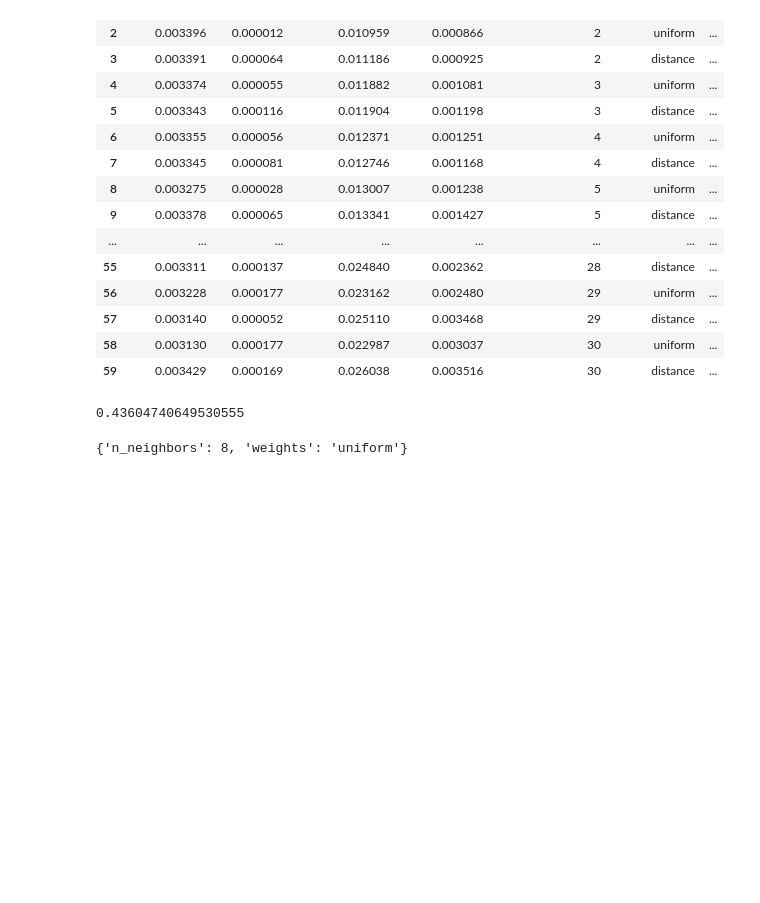
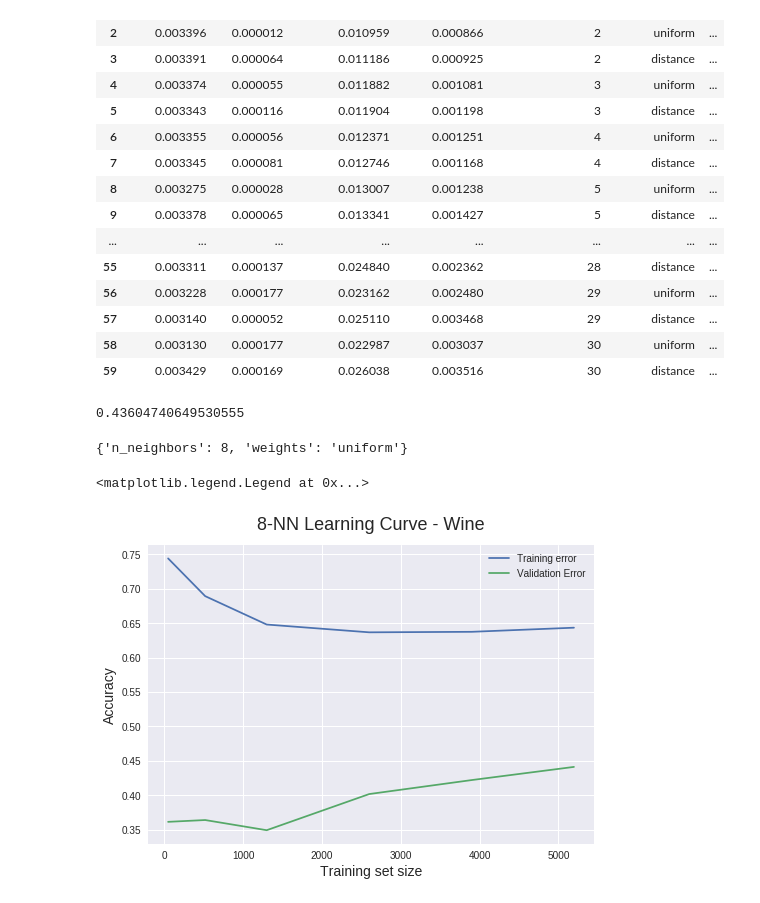
Before and after one commit to 6r0k3d/ml-intro, a Jupyter notebook: notebooks/knn_wine.ipynb, the cells around one changed output. Saved outputs shown, nothing was run; the diff lists cells and outputs as text; code cells hidden in the pictures; blank space fills up the shorter version.

Commit message:
knn_wine

```diff
--- a/notebooks/knn_wine.ipynb
+++ b/notebooks/knn_wine.ipynb
@@ -298,3 +298,20 @@ grid.best_score_
 grid.best_params_
 # %% [output]
 {'n_neighbors': 8, 'weights': 'uniform'}
+# %%
+train_sizes, train_scores, validation_scores = learning_curve(estimator=KNeighborsClassifier(n_neighbors=8),X=X, y=y, train_sizes=train_sizes, cv=5, scoring='accuracy')
+# %%
+train_scores_mean = train_scores.mean(axis=1)
+validation_scores_mean = validation_scores.mean(axis=1)
+# %%
+plt.style.use('seaborn')
+plt.plot(train_sizes, train_scores_mean, label='Training error')
+plt.plot(train_sizes, validation_scores_mean, label='Validation Error')
+
+plt.ylabel('Accuracy', fontsize = 14)
+plt.xlabel('Training set size', fontsize = 14)
+plt.title('8-NN Learning Curve - Wine', fontsize = 18, y=1.03)
+plt.legend()
+# %% [output]
+<matplotlib.legend.Legend at 0x...>
+[figure, added]
```
Also changed, not shown: parts of 15 cells of this notebook.
